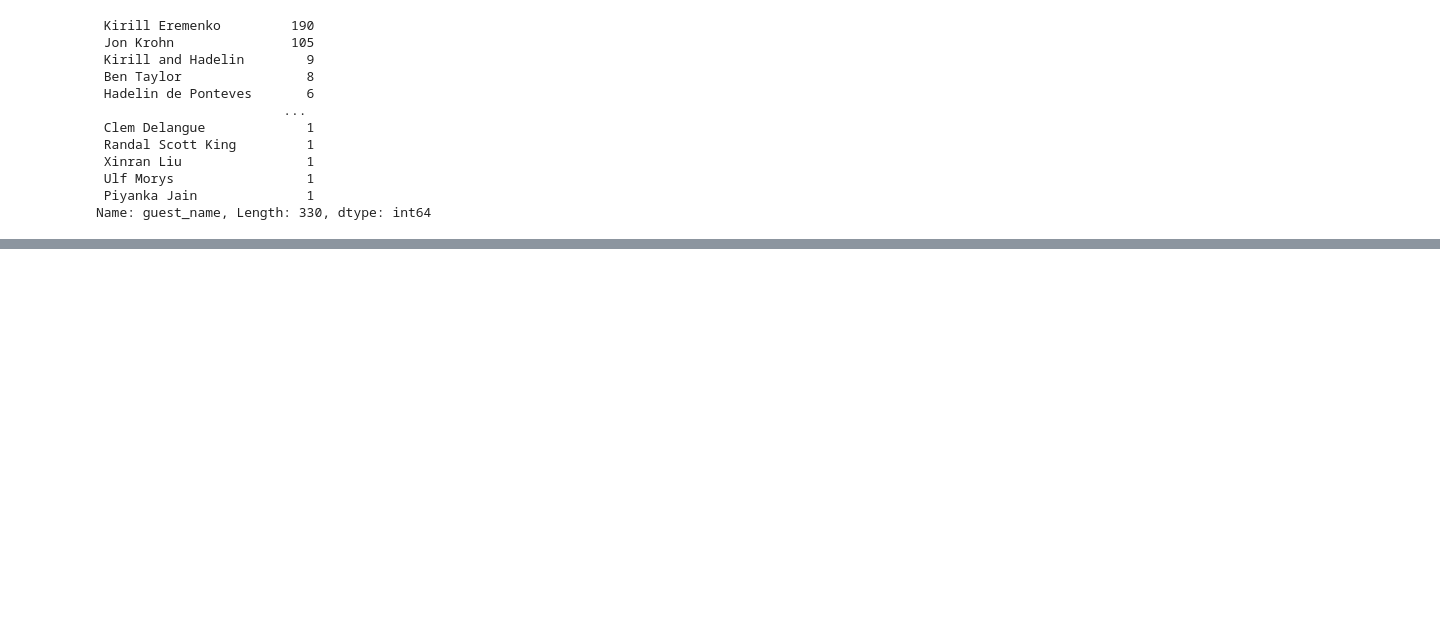
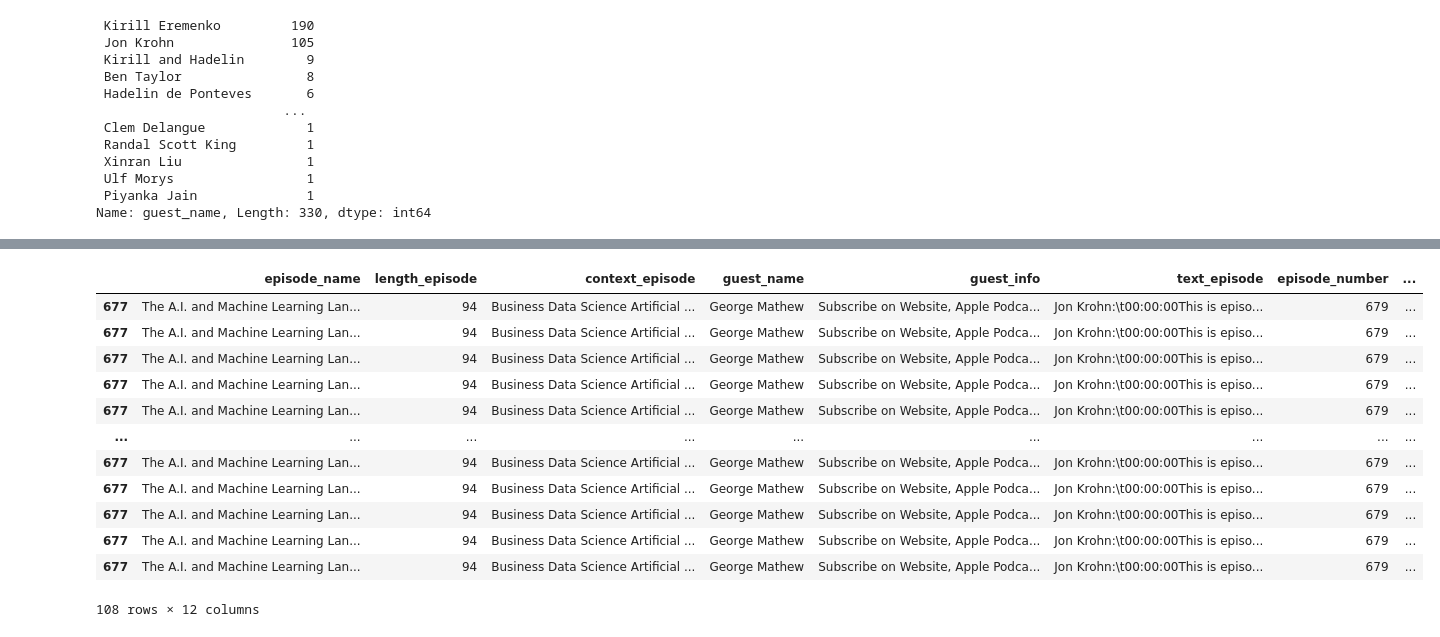
Before and after one commit to ashamaheshwari/SDS_podcast_analysis, a Jupyter notebook: notebooks/SDS_data_preprocessing.ipynb, the cells around one changed output, grey strips where cells are left out. Drawn from its saved outputs; the diff is of its cells as text; code cells hidden in the pictures; blank space fills up the shorter version.

Commit message:
Done splitting text

```diff
--- a/notebooks/SDS_data_preprocessing.ipynb
+++ b/notebooks/SDS_data_preprocessing.ipynb
@@ -152,6 +110,0 @@ sds
-# %%
-# Function to split the text over the rows
-
-def text_split(df, column):
-    split_text = column.str.split('[A-Z][a-z]+:', expand = True).stack().droplevel(-1)
-    return df.merge(split_text.to_frame(),left_index=True, right_index=True)
@@ -175,0 +152,35 @@ sds_split
+# %%
+# Function to split the text over the rows
+
+def text_split(df, column):
+
+    sds_index = column.str.findall('(?:^|\\xa0|(?:\\n)+)([A-Za-z\s]+):').explode().to_frame()
+    sds_index['episode_index'] = 1
+    sds_index['episode_index'] = sds_index.groupby(sds_index.index)['episode_index'].cumsum()
+    sds_index = sds_index.reset_index().set_index(['index','episode_index']).rename(columns = {column.name :'speaker'})
+    #sds_index
+    split_text = column.str.split('(?:^|\\xa0|(?:\\n)+)[A-Za-z\s]+:', expand = True).stack().to_frame()#.droplevel(-1)
+
+    split_text.index = split_text.index.rename(sds_index.index.names)
+    #return sds_index,split_text
+    sds_index = sds_index.merge(split_text, left_index = True, right_index=True, how = 'right').droplevel(-1)
+    return df.merge(sds_index,left_index=True, right_index=True)
+# %%
+
+sds_text = text_split(sds, sds['text_episode'])
+# %%
+sds_text.loc[677]
+# %% [output]
+|  | episode_name | length_episode | context_episode | guest_name | guest_info | text_episode | episode_number | ... |
+| 677 | The A.I. and Machine Learning Lan... | 94 | Business Data Science Artificial ... | George Mathew | Subscribe on Website, Apple Podca... | Jon Krohn:\t00:00:00This is episo... | 679 | ... |
+| 677 | The A.I. and Machine Learning Lan... | 94 | Business Data Science Artificial ... | George Mathew | Subscribe on Website, Apple Podca... | Jon Krohn:\t00:00:00This is episo... | 679 | ... |
+| 677 | The A.I. and Machine Learning Lan... | 94 | Business Data Science Artificial ... | George Mathew | Subscribe on Website, Apple Podca... | Jon Krohn:\t00:00:00This is episo... | 679 | ... |
+| 677 | The A.I. and Machine Learning Lan... | 94 | Business Data Science Artificial ... | George Mathew | Subscribe on Website, Apple Podca... | Jon Krohn:\t00:00:00This is episo... | 679 | ... |
+| 677 | The A.I. and Machine Learning Lan... | 94 | Business Data Science Artificial ... | George Mathew | Subscribe on Website, Apple Podca... | Jon Krohn:\t00:00:00This is episo... | 679 | ... |
+| ... | ... | ... | ... | ... | ... | ... | ... | ... |
+| 677 | The A.I. and Machine Learning Lan... | 94 | Business Data Science Artificial ... | George Mathew | Subscribe on Website, Apple Podca... | Jon Krohn:\t00:00:00This is episo... | 679 | ... |
+| 677 | The A.I. and Machine Learning Lan... | 94 | Business Data Science Artificial ... | George Mathew | Subscribe on Website, Apple Podca... | Jon Krohn:\t00:00:00This is episo... | 679 | ... |
+| 677 | The A.I. and Machine Learning Lan... | 94 | Business Data Science Artificial ... | George Mathew | Subscribe on Website, Apple Podca... | Jon Krohn:\t00:00:00This is episo... | 679 | ... |
+| 677 | The A.I. and Machine Learning Lan... | 94 | Business Data Science Artificial ... | George Mathew | Subscribe on Website, Apple Podca... | Jon Krohn:\t00:00:00This is episo... | 679 | ... |
+| 677 | The A.I. and Machine Learning Lan... | 94 | Business Data Science Artificial ... | George Mathew | Subscribe on Website, Apple Podca... | Jon Krohn:\t00:00:00This is episo... | 679 | ... |
+108 rows × 12 columns
```
Also changed, not shown: parts of 47 cells of this notebook.
